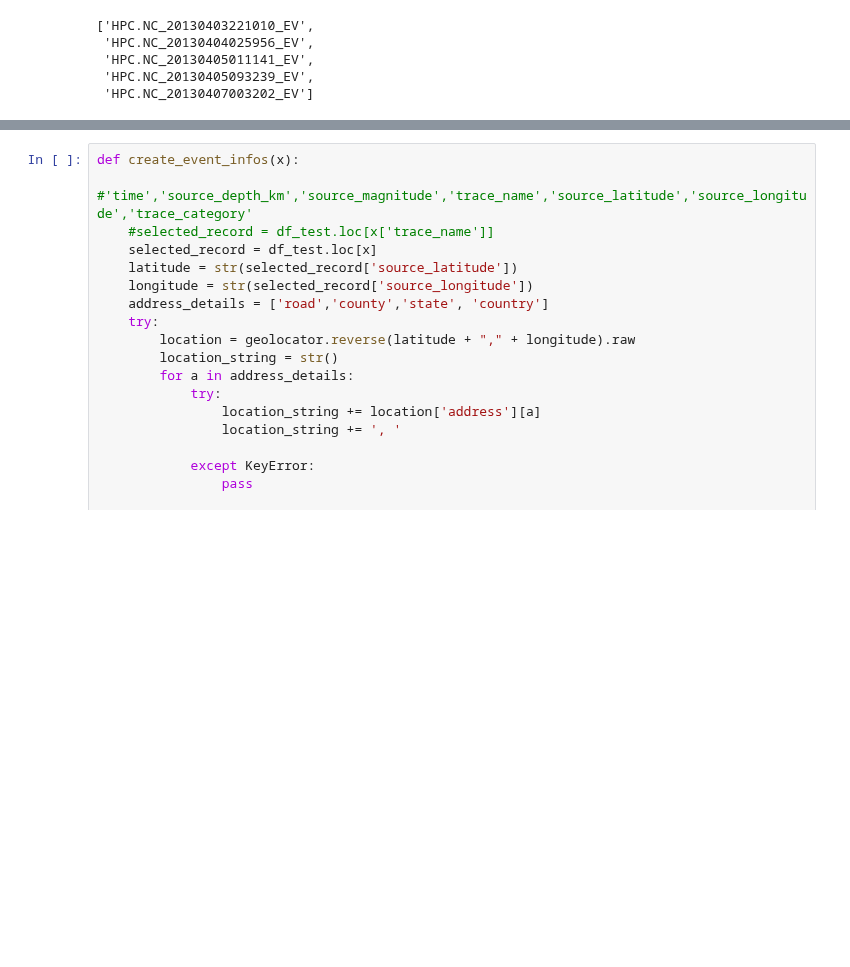
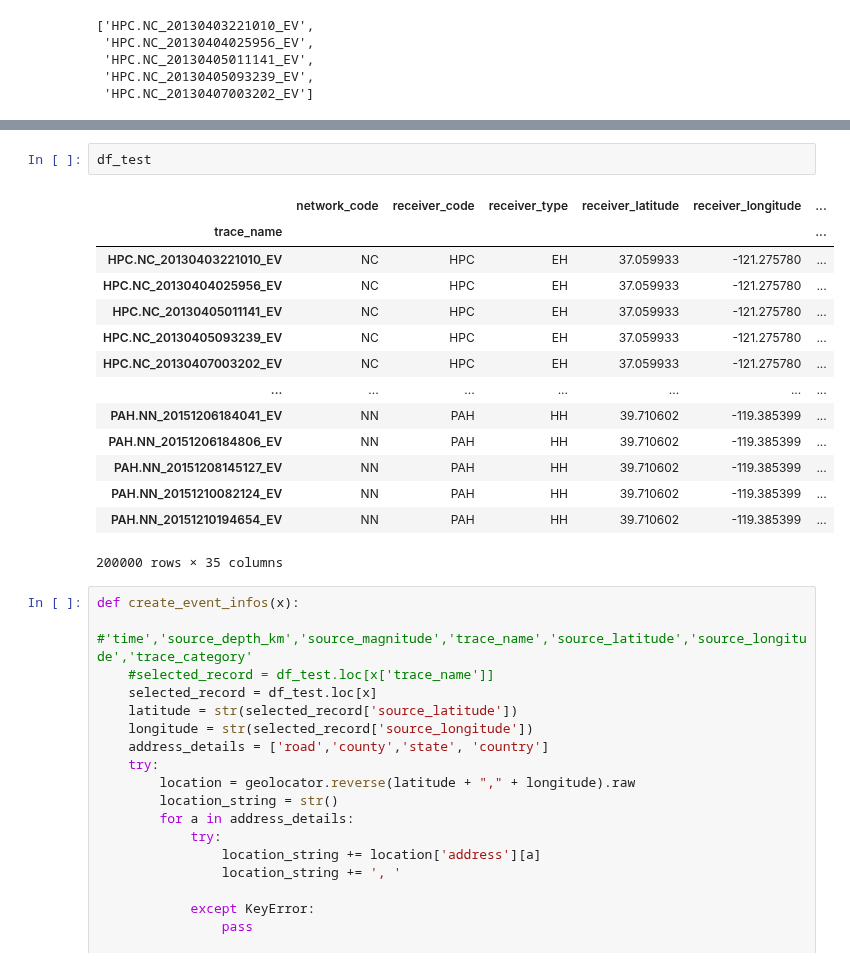
Before and after one commit to doromboziandras32/Earthquake-visualization, a Jupyter notebook: Plot_test_map_leaflet.ipynb, the cells around one changed output, grey strips where cells are left out. Drawn from its saved outputs; the diff is of its cells as text; blank space fills up the shorter version.

```diff
--- a/Plot_test_map_leaflet.ipynb
+++ b/Plot_test_map_leaflet.ipynb
@@ -1267,3 +1463,20 @@ Successfully installed dash-bootstrap-components-1.0.3
+# %%
+df_test
+# %% [output]
+|  | network_code | receiver_code | receiver_type | receiver_latitude | receiver_longitude | ... |
+| trace_name |  |  |  |  |  | ... |
+| HPC.NC_20130403221010_EV | NC | HPC | EH | 37.059933 | -121.275780 | ... |
+| HPC.NC_20130404025956_EV | NC | HPC | EH | 37.059933 | -121.275780 | ... |
+| HPC.NC_20130405011141_EV | NC | HPC | EH | 37.059933 | -121.275780 | ... |
+| HPC.NC_20130405093239_EV | NC | HPC | EH | 37.059933 | -121.275780 | ... |
+| HPC.NC_20130407003202_EV | NC | HPC | EH | 37.059933 | -121.275780 | ... |
+| ... | ... | ... | ... | ... | ... | ... |
+| PAH.NN_20151206184041_EV | NN | PAH | HH | 39.710602 | -119.385399 | ... |
+| PAH.NN_20151206184806_EV | NN | PAH | HH | 39.710602 | -119.385399 | ... |
+| PAH.NN_20151208145127_EV | NN | PAH | HH | 39.710602 | -119.385399 | ... |
+| PAH.NN_20151210082124_EV | NN | PAH | HH | 39.710602 | -119.385399 | ... |
+| PAH.NN_20151210194654_EV | NN | PAH | HH | 39.710602 | -119.385399 | ... |
+200000 rows × 35 columns
 # %%
 def create_event_infos(x):
     #'time','source_depth_km','source_magnitude','trace_name','source_latitude','source_longitude','trace_category'
```
Also changed, not shown: parts of 23 cells of this notebook, 1 other file.
